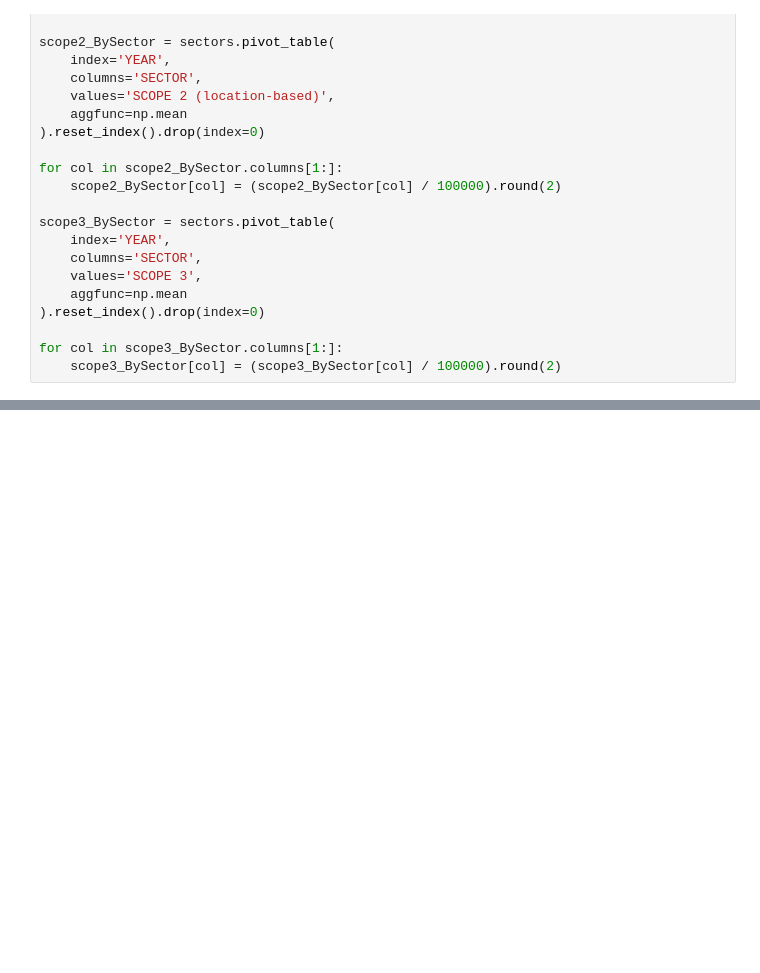
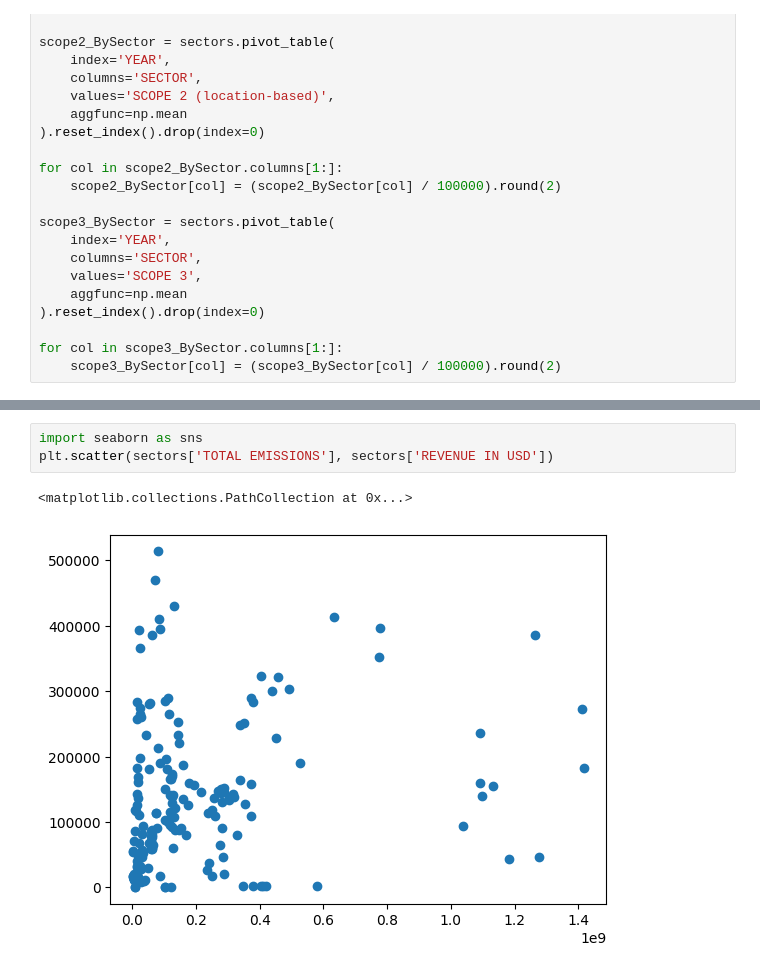
Before and after one commit to zcjanin/decarbonization-2024, a Jupyter notebook: Charts.ipynb, the cells around one changed output, grey strips where cells are left out. Cells and saved outputs as stored; diff of their text form; blank space fills up the shorter version.

```diff
--- a/Charts.ipynb
+++ b/Charts.ipynb
@@ -76,0 +136,6 @@ Text(0.5, 0.98, 'Average Total Emissions by Sector Over Time (2018 - 2022)')
+# %%
+import seaborn as sns
+plt.scatter(sectors['TOTAL EMISSIONS'], sectors['REVENUE IN USD'])
+# %% [output]
+<matplotlib.collections.PathCollection at 0x...>
+[figure, added]
```
Also changed, not shown: parts of 8 cells of this notebook, 3 other files.
